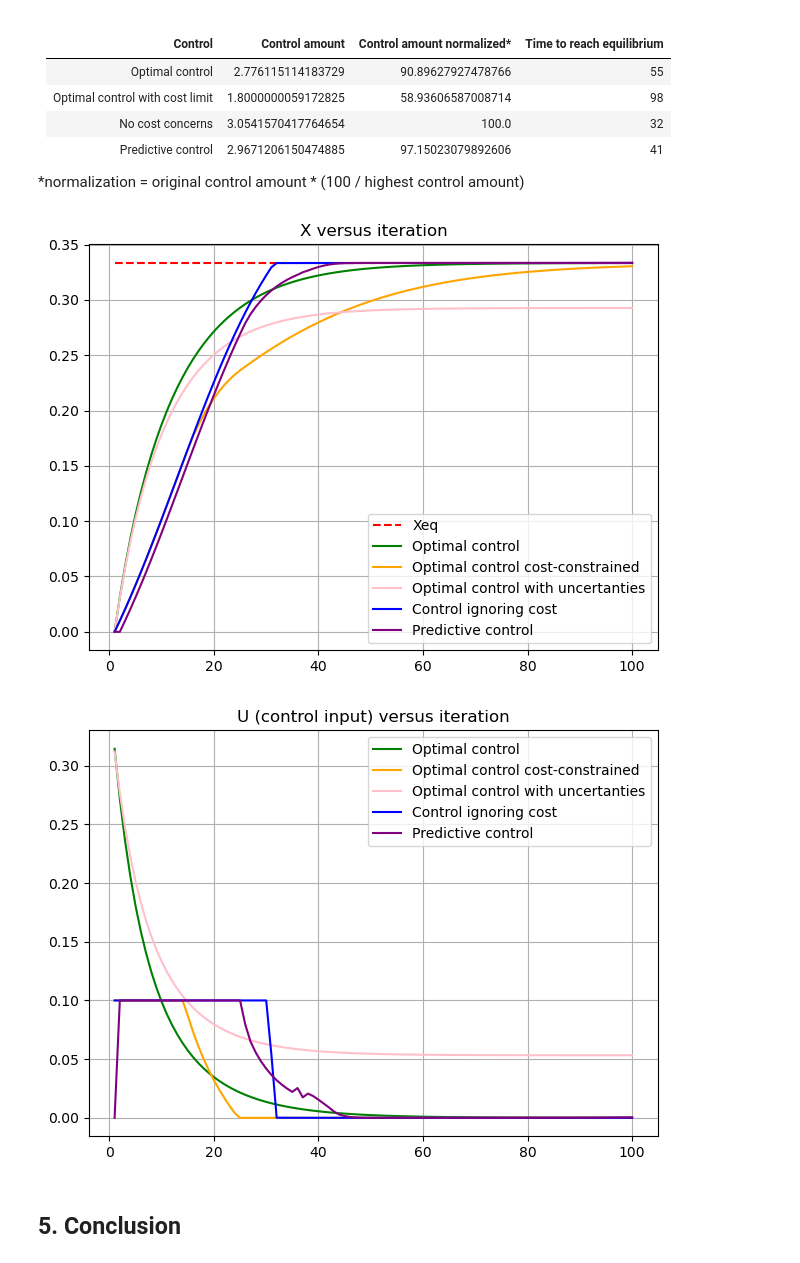
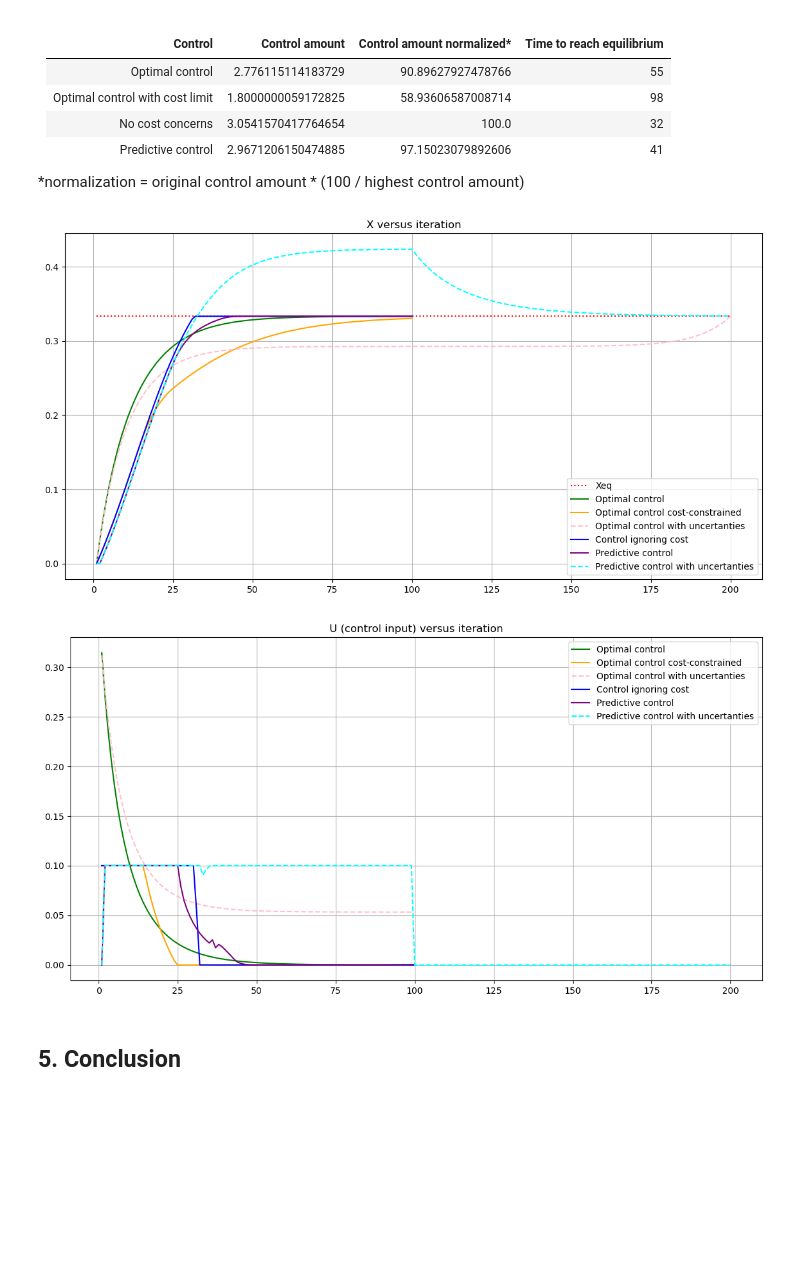
Before and after one commit to Gabrieljsss/information-spread-optimization-model, a Jupyter notebook: modelo_relatorio_projeto_2022.ipynb, the cells around one changed output. Saved outputs shown, nothing was run; the diff lists cells and outputs as text; code cells hidden in the pictures; blank space fills up the shorter version.

Commit message:
add MPC with uncertanties

```diff
--- a/modelo_relatorio_projeto_2022.ipynb
+++ b/modelo_relatorio_projeto_2022.ipynb
@@ -412,7 +412,7 @@ gcf()
 function optimalControlWithUncertanties()
     m = Model(Ipopt.Optimizer);
     set_silent(m);
-    numberOfIterations = 300;
+    numberOfIterations = 200;
     @variable(m, xOptimalControl[1:numberOfIterations] >= 0);
     @variable(m, uOptimalControl[1:numberOfIterations] >= 0);
     @variable(m, t1[1:numberOfIterations] >= 0);
@@ -432,7 +432,7 @@ function optimalControlWithUncertanties()
     @constraint(m, sum(xOptimalControl) >= 0);
     @constraint(m, sum(uOptimalControl) >= 0);
     @constraint(m, xOptimalControl[1] == 0) #initial point
-    @constraint(m, xOptimalControl[300] == xEquilibrium) #final point
+    @constraint(m, xOptimalControl[200] == xEquilibrium) #final point
 
     @objective(m, Min, sum(
         uOptimalControl .^2 .+ (xOptimalControl .- xEquilibrium).^2 .+ λ
@@ -468,0 +517,23 @@ gcf()
+# %%
+loopCount = 200
+costMPCWithUncertantiesResult,xMPCWithUncertantiesResult,uMPCWithUncertantiesResult,controlAmountMPCWithUncertantiesResult = MPCWithUncertanties();
+println(costMPCWithUncertantiesResult);
+println(xMPCWithUncertantiesResult);
+println(uMPCWithUncertantiesResult);
+println(controlAmountMPCWithUncertantiesResult);
+
+clf(); #required for vscode on mac
+fig = plt.figure();
+
+ax1 = fig.add_subplot(2, 1, 1);
+ax1.title.set_text("x vs step");
+plt.plot(range(1, loopCount), transpose(xMPCWithUncertantiesResult));
+plt.plot(range(1, loopCount), xEquilibrium .* ones(loopCount));
+
+ax2 = fig.add_subplot(2, 1, 2);
+ax2.title.set_text("u vs step");
+plt.plot(range(1, loopCount), transpose(uMPCWithUncertantiesResult));
+
+fig.tight_layout();
+show()
+gcf()
@@ -482,25 +559,28 @@ gcf()
 # %%
 #X graph
 #costOptimalControlResult, xOptimalControlResult, uOptimalControlResult, controlAmountOptimalControlResult = optimalControl()
 #costOptimalControlLimitedCostsResult, xOptimalControlLimitedCostsResult, uOptimalControlLimitedCostsResult, controlAmountOptimalControlLimitedCostsResult = optimalControlWithCostConstraints();
 #costFastestEquilibriumResult, xFastestEquilibriumResult, uFastestEquilibriumResult, controlAmountFastestEquilibriumResult = fastestEquilibriumControl()
 #costMPCResult,xMPCResult,uMPCResult,controlAmountMPCResult = MPC();
 #costOptimalControlWithUncertantiesResult, xOptimalControlWithUncertantiesResult, uOptimalControlWithUncertantiesResult, controlAmountOptimalControlWithUncertantiesResult = optimalControlWihUncertanties()
 
 clf()
-t = 1:100
-plot(t, xEquilibrium .* ones(100), color="red", linestyle="dashed", label="Xeq")
-plot(t, xOptimalControlResult, color="green", label="Optimal control")
-plot(t, xOptimalControlLimitedCostsResult, color="orange", label="Optimal control cost-constrained")
-plot(t, xOptimalControlWithUncertantiesResult[1:100], color="pink", label="Optimal control with uncertanties")
-plot(t, xFastestEquilibriumResult, color="blue", label="Control ignoring cost")
-plot(t, xMPCResult, color="purple", label="Predictive control")
+t1 = 1:100
+t2 = 1:200
+figure(figsize=(14,7))
+plot(t2, xEquilibrium .* ones(200), color="red", linestyle="dotted", label="Xeq")
+plot(t1, xOptimalControlResult, color="green", label="Optimal control")
+plot(t1, xOptimalControlLimitedCostsResult, color="orange", label="Optimal control cost-constrained")
+plot(t2, xOptimalControlWithUncertantiesResult, color="pink", label="Optimal control with uncertanties", linestyle="dashed")
+plot(t1, xFastestEquilibriumResult, color="blue", label="Control ignoring cost")
+plot(t1, xMPCResult, color="purple", label="Predictive control")
+plot(t2, xMPCWithUncertantiesResult, color="cyan", label="Predictive control with uncertanties", linestyle="dashed")
 legend()
 title("X versus iteration");
 grid("on")
 gcf()
 # %% [output]
-[figure, old version]
+[figure, new version]
 # %%
 #cost graph
 #costOptimalControlResult, xOptimalControlResult, uOptimalControlResult, controlAmountOptimalControlResult = optimalControl()
@@ -510,18 +590,20 @@ gcf()
 #costOptimalControlWithUncertantiesResult, xOptimalControlWithUncertantiesResult, uOptimalControlWithUncertantiesResult, controlAmountOptimalControlWithUncertantiesResult = optimalControlWihUncertanties()
 
 clf()
+figure(figsize=(14,7))
 t = 1:100
 plot(t, uOptimalControlResult, color="green", label="Optimal control")
 plot(t, uOptimalControlLimitedCostsResult, color="orange", label="Optimal control cost-constrained")
-plot(t, uOptimalControlWithUncertantiesResult[1:100], color="pink", label="Optimal control with uncertanties")
+plot(t, uOptimalControlWithUncertantiesResult[1:100], color="pink", label="Optimal control with uncertanties", linestyle="dashed")
 plot(t, uFastestEquilibriumResult, color="blue", label="Control ignoring cost")
 plot(t, uMPCResult, color="purple", label="Predictive control")
+plot(t2, uMPCWithUncertantiesResult, color="cyan", label="Predictive control with uncertanties", linestyle="dashed")
 legend()
 title("U (control input) versus iteration");
 grid("on")
 gcf()
 # %% [output]
-[figure, old version]
+[figure, new version]
 # %% [markdown]
 ## 5. Conclusion ##
 # %% [markdown]
```
Also changed, not shown: parts of 3 cells of this notebook.
